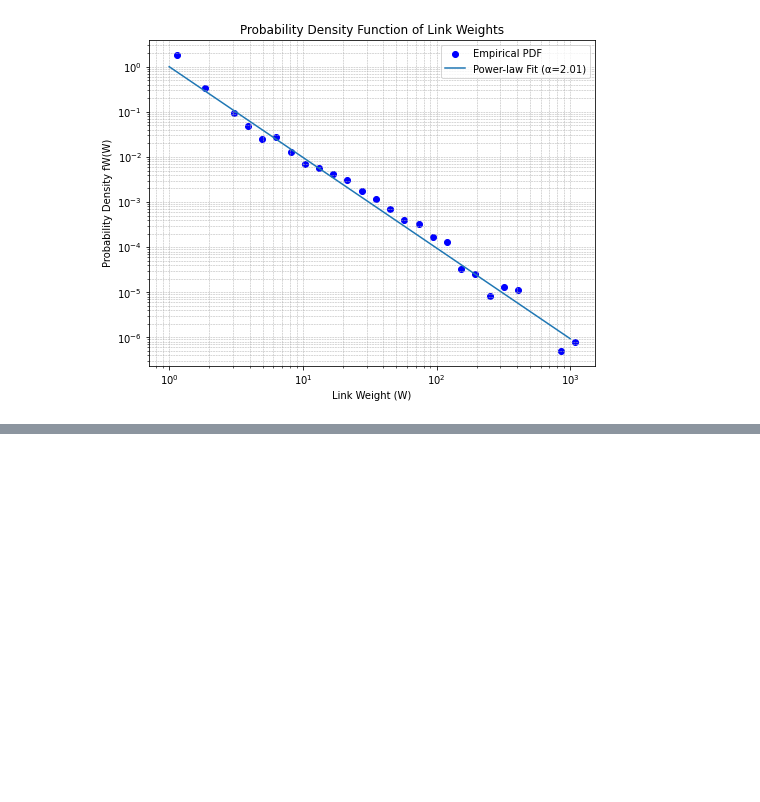
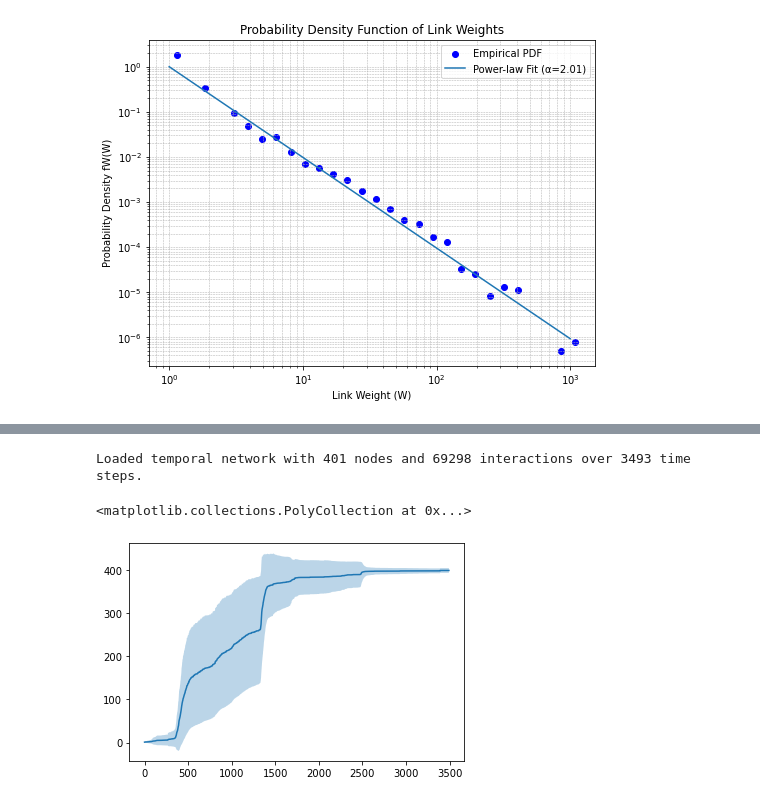
Before and after one commit to Tim-Albers/ComplexNetworks, a Jupyter notebook: FINAL_NOTEBOOK.ipynb, the cells around one changed output, grey strips where cells are left out. Saved outputs shown, nothing was run; the diff lists cells and outputs as text; code cells hidden in the pictures; blank space fills up the shorter version.

```diff
--- a/FINAL_NOTEBOOK.ipynb
+++ b/FINAL_NOTEBOOK.ipynb
@@ -190,0 +193,12 @@ plt.show()
+# %%
+import pandas as pd
+import numpy as np
+import networkx as nx
+
+# Load the temporal dataset
+file_path = "/Users/martijn/Documents/belangrijk/Studie/Complex_networks/SFHH2025.xlsx"  # Make sure the correct file path is used
+df = pd.read_excel(file_path, sheet_name="Sheet1")
+print(df.columns)
+
+# Display first few rows to verify structure
+print(df.head())
@@ -190,0 +213,15 @@ plt.show()
+# %%
+df.columns = ["id1", "id2", "time"]
+
+# Sort data by time to process it sequentially
+df = df.sort_values(by="time").reset_index(drop=True)
+
+# Extract unique nodes
+nodes = set(df["id1"]).union(set(df["id2"]))
+
+# Extract the last timestamp (T)
+T_max = df["time"].max()
+
+print(f"Loaded temporal network with {len(nodes)} nodes and {len(df)} interactions over {T_max} time steps.")
+# %% [output]
+Loaded temporal network with 401 nodes and 69298 interactions over 3493 time steps.
@@ -190,0 +272,12 @@ plt.show()
+# %%
+results = simulate_spreading(df, len(nodes), T_max)
+# %%
+# Compute mean and standard deviation of infection counts at each time step
+mean_infected = np.array([np.mean(results[t]) for t in range(T_max + 1)])
+std_infected = np.array([np.std(results[t]) for t in range(T_max + 1)])
+# %%
+plt.plot(mean_infected, label="Mean Infected Count")
+plt.fill_between(range(T_max + 1), mean_infected - std_infected, mean_infected + std_infected, alpha=0.3, label="±1 Std Dev")
+# %% [output]
+<matplotlib.collections.PolyCollection at 0x...>
+[figure, added]
```
Also changed, not shown: parts of 3 cells of this notebook.
